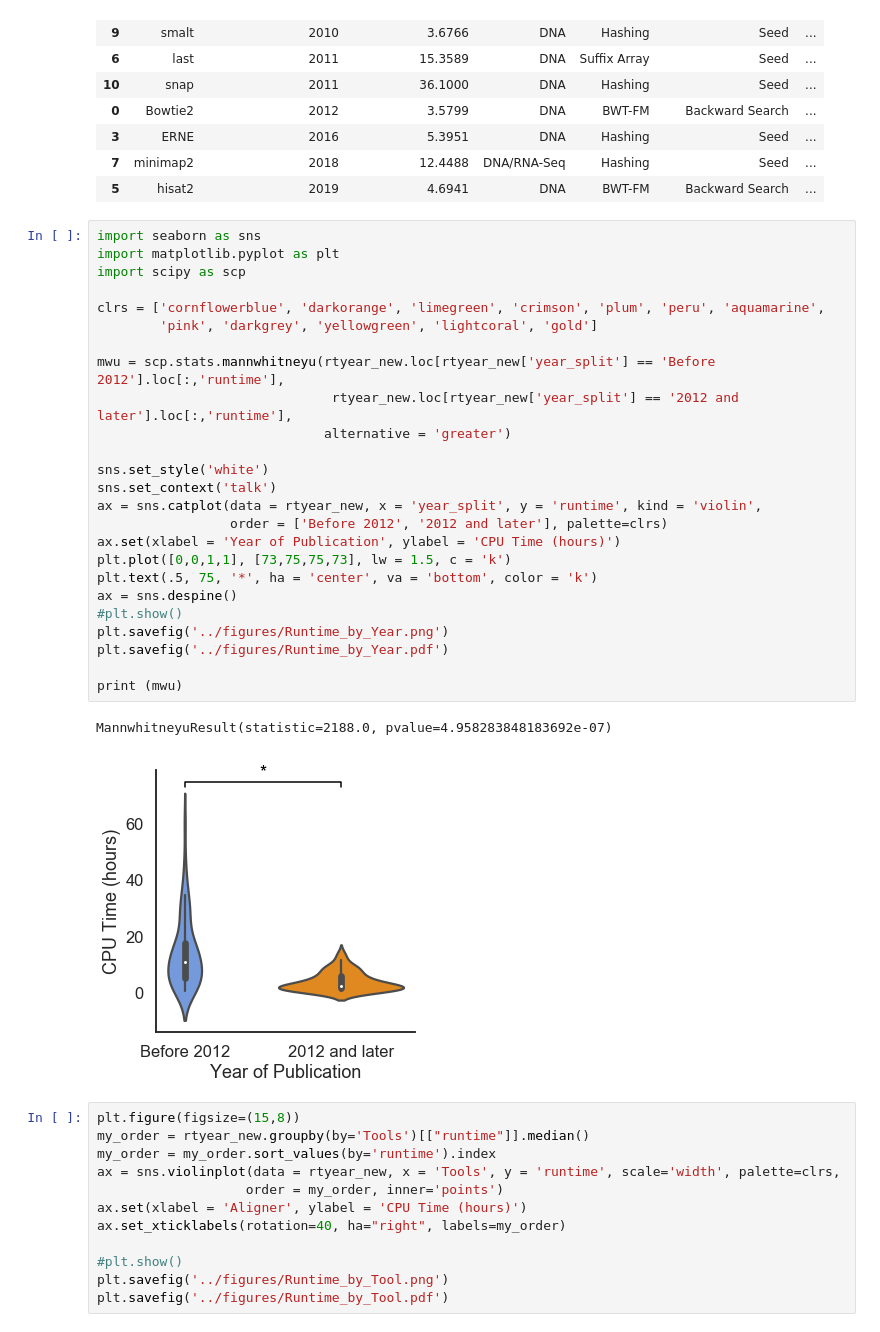
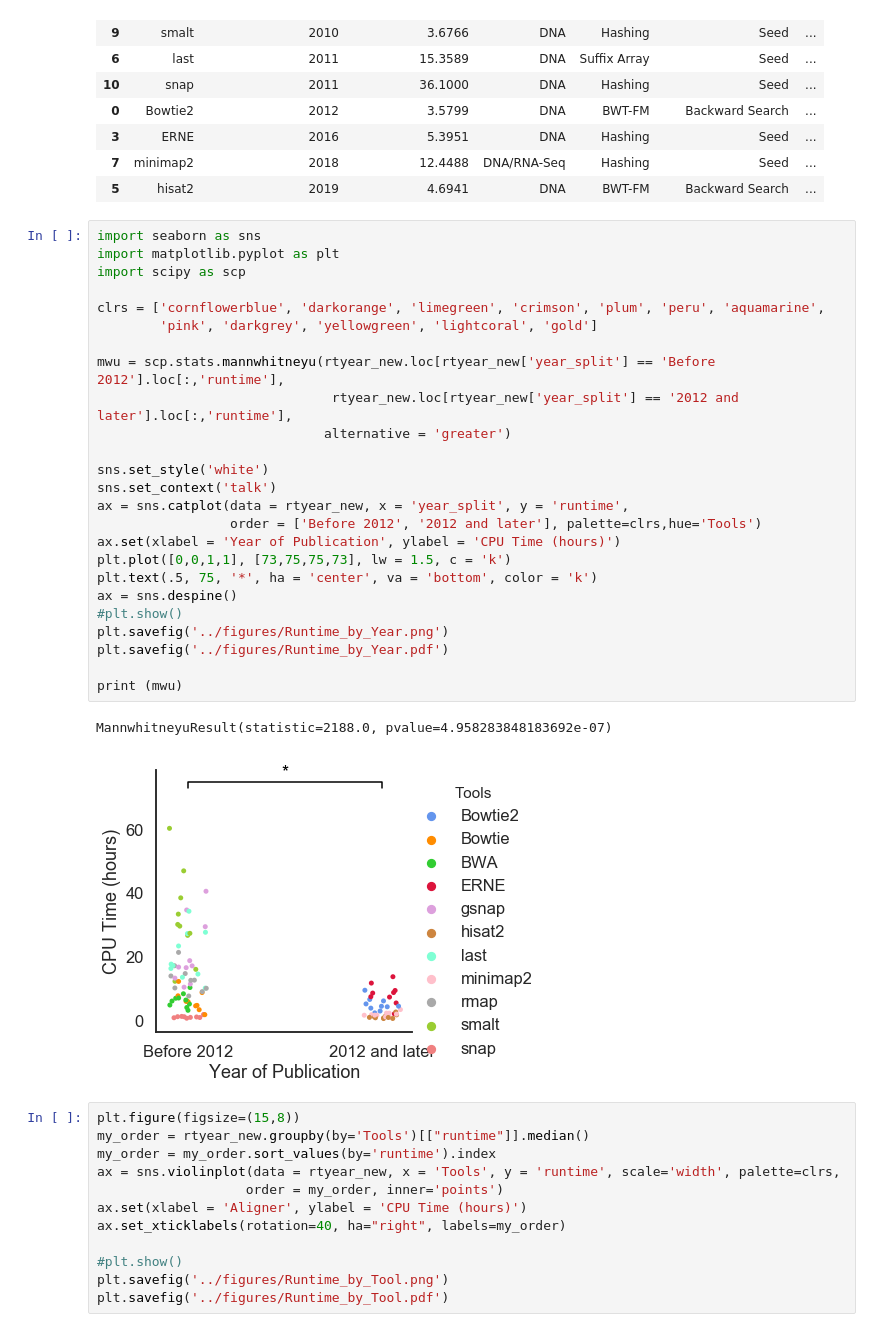
Before and after one commit to Mangul-Lab-USC/technology.dictates.algorithms, a Jupyter notebook: notebooks/runtime_figures.ipynb, the cells around one changed output. Drawn from its saved outputs; the diff is of its cells as text.

```diff
--- a/notebooks/runtime_figures.ipynb
+++ b/notebooks/runtime_figures.ipynb
@@ -73,31 +73,31 @@ memyear_summ
 # %%
 import seaborn as sns
 import matplotlib.pyplot as plt
 import scipy as scp
 
 clrs = ['cornflowerblue', 'darkorange', 'limegreen', 'crimson', 'plum', 'peru', 'aquamarine',
         'pink', 'darkgrey', 'yellowgreen', 'lightcoral', 'gold']
 
 mwu = scp.stats.mannwhitneyu(rtyear_new.loc[rtyear_new['year_split'] == 'Before 2012'].loc[:,'runtime'],
                               rtyear_new.loc[rtyear_new['year_split'] == '2012 and later'].loc[:,'runtime'],
                              alternative = 'greater')
 
 sns.set_style('white')
 sns.set_context('talk')
-ax = sns.catplot(data = rtyear_new, x = 'year_split', y = 'runtime', kind = 'violin',
-                 order = ['Before 2012', '2012 and later'], palette=clrs)
+ax = sns.catplot(data = rtyear_new, x = 'year_split', y = 'runtime',
+                 order = ['Before 2012', '2012 and later'], palette=clrs,hue='Tools')
 ax.set(xlabel = 'Year of Publication', ylabel = 'CPU Time (hours)')
 plt.plot([0,0,1,1], [73,75,75,73], lw = 1.5, c = 'k')
 plt.text(.5, 75, '*', ha = 'center', va = 'bottom', color = 'k')
 ax = sns.despine()
 #plt.show()
 plt.savefig('../figures/Runtime_by_Year.png')
 plt.savefig('../figures/Runtime_by_Year.pdf')
 
 print (mwu)
 # %% [output]
 MannwhitneyuResult(statistic=2188.0, pvalue=4.958283848183692e-07)
-[figure, old version]
+[figure, new version]
 # %%
 plt.figure(figsize=(15,8))
 my_order = rtyear_new.groupby(by='Tools')[["runtime"]].median()
```
Also changed, not shown: parts of 29 cells of this notebook, 44 other files.
